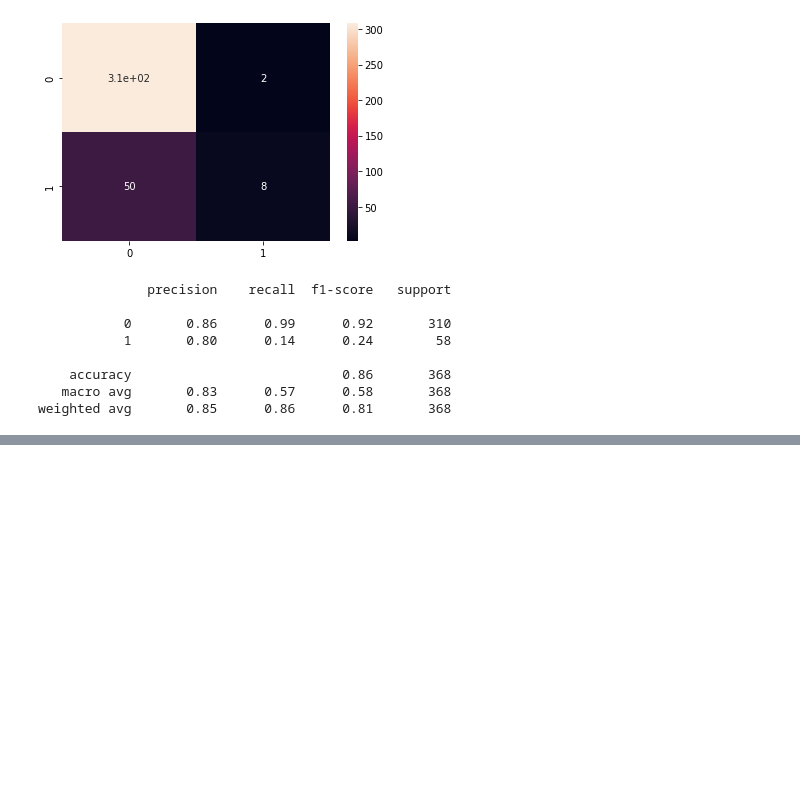
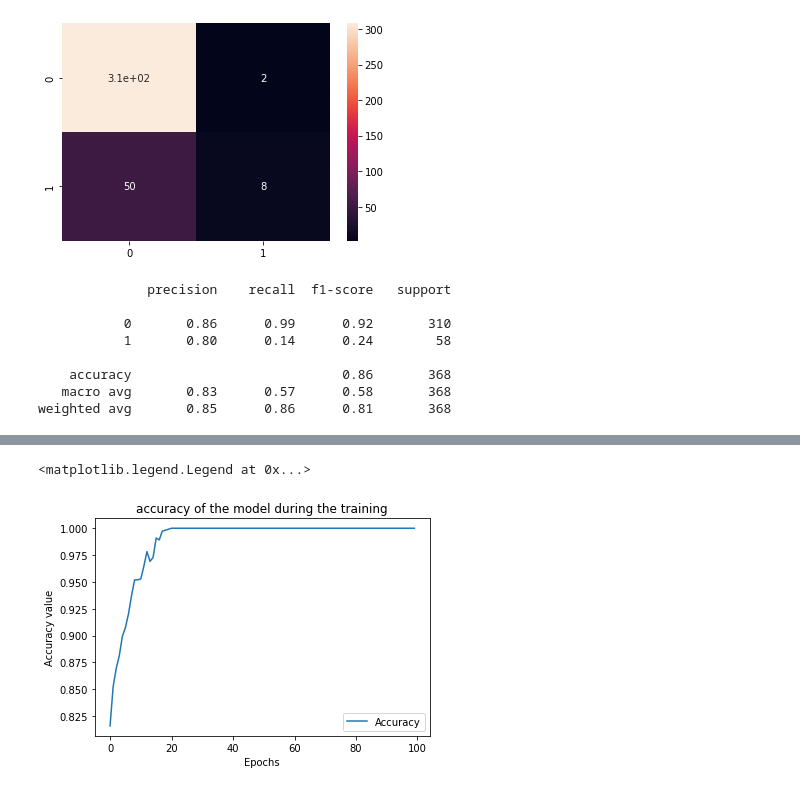
Before and after one commit to eeeds/Projects, a Jupyter notebook: 16- Classification models (RRHH Project)/Project16_classification.ipynb, the cells around one changed output, grey strips where cells are left out. Cells and saved outputs as stored; diff of their text form; code cells hidden in the pictures; blank space fills up the shorter version.

```diff
--- a/16- Classification models (RRHH Project)/Project16_classification.ipynb
+++ b/16- Classification models (RRHH Project)/Project16_classification.ipynb
@@ -448,0 +538,11 @@ weighted avg       0.85      0.86      0.81       368
+# %%
+#Plot the epochs
+plt.plot(epochs_hist.history['accuracy'])
+plt.title('accuracy of the model during the training')
+plt.xlabel('Epochs')
+plt.ylabel('Accuracy value')
+
+plt.legend(['Accuracy'])
+# %% [output]
+<matplotlib.legend.Legend at 0x...>
+[figure, added]
```
Also changed, not shown: parts of 10 cells of this notebook.
